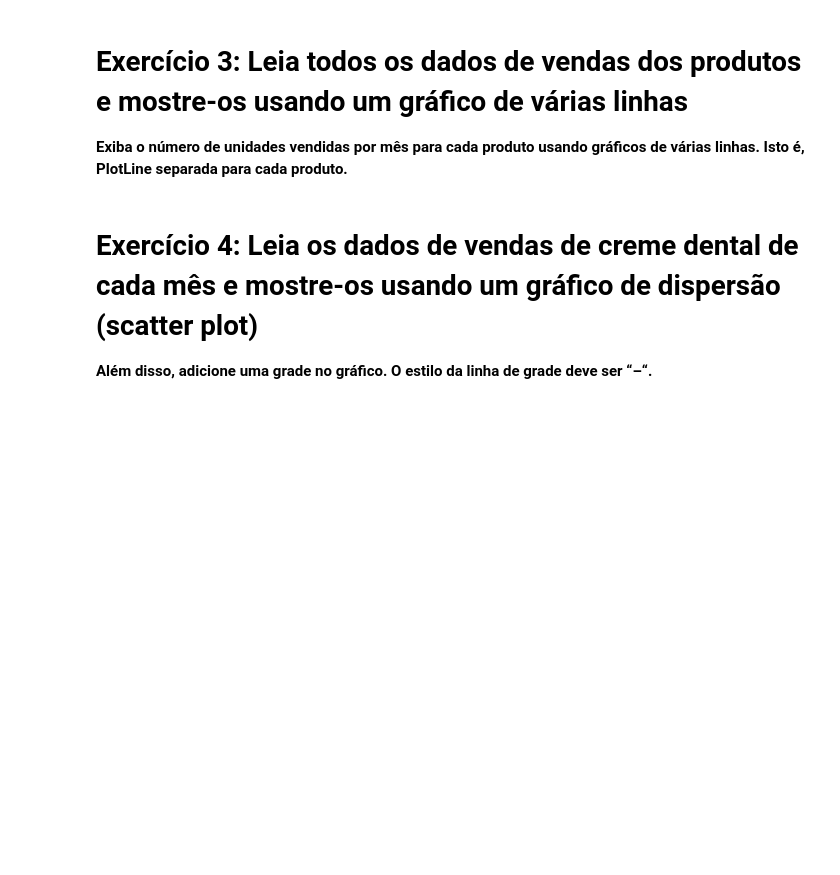
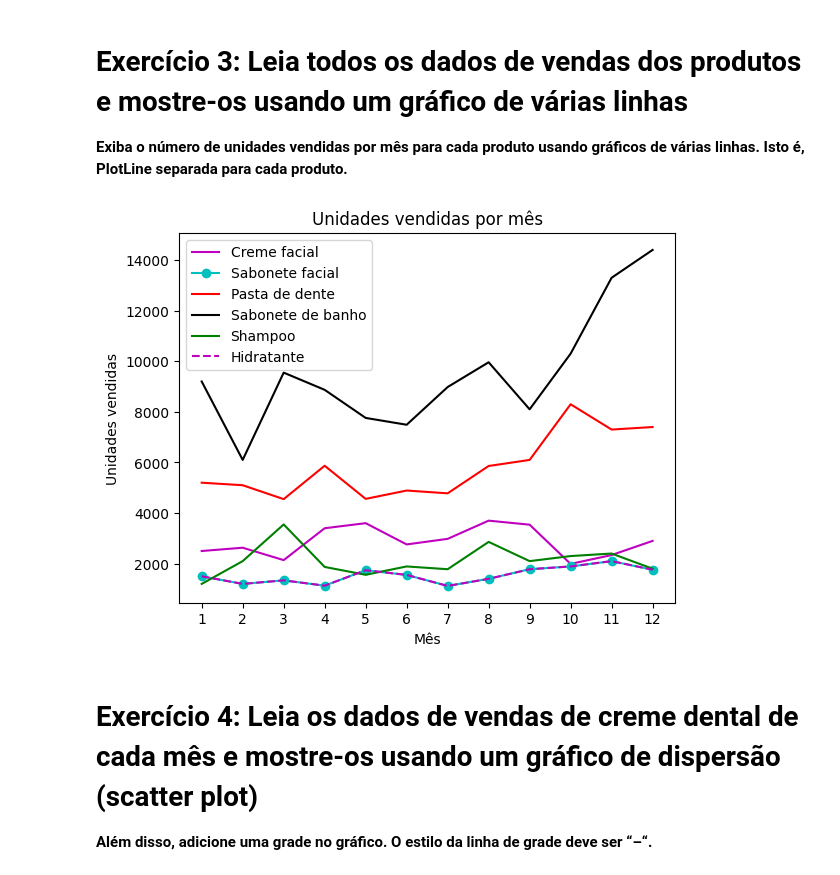
Before and after one commit to GianlucaStarke/introducao_ciencia_dados, a Jupyter notebook: Aula_03/plotanto_graficos/Matplotlib_Exercicio_Proposto.ipynb, the cells around one changed output. Cells and saved outputs as stored; diff of their text form; code cells hidden in the pictures; blank space fills up the shorter version.

```diff
--- a/Aula_03/plotanto_graficos/Matplotlib_Exercicio_Proposto.ipynb
+++ b/Aula_03/plotanto_graficos/Matplotlib_Exercicio_Proposto.ipynb
@@ -39,3 +56,31 @@ df = pd.read_csv("/content/company_sales_data.csv")
+# %%
+import pandas as pd
+import matplotlib.pyplot as plt
+
+df = pd.read_csv("content/company_sales_data.csv")
+
+mes = df['month_number'].tolist()
+creme_facial = df['facecream'].tolist()
+sabonete_facial = df['facewash'].tolist()
+pasta_de_dente = df['toothpaste'].tolist()
+sabonete_de_banho = df['bathingsoap'].tolist()
+shampoo = df['shampoo'].tolist()
+hidratante = df['moisturizer'].tolist()
+
+plt.plot(mes, creme_facial, color = 'm', label = 'Creme facial')
+plt.plot(mes, sabonete_facial, color = 'c', label = 'Sabonete facial', marker = 'o')
+plt.plot(mes, pasta_de_dente, color = 'r', label = 'Pasta de dente')
+plt.plot(mes, sabonete_de_banho, color = 'k', label = 'Sabonete de banho')
+plt.plot(mes, shampoo, color = 'g', label = 'Shampoo')
+plt.plot(mes, hidratante, color = 'm', label = 'Hidratante', ls = '--')
+plt.xticks(mes)
+plt.xlabel('Mês')
+plt.ylabel('Unidades vendidas')
+plt.title('Unidades vendidas por mês')
+plt.legend(loc = 'upper left')
+plt.show()
+# %% [output]
+[figure, added]
 # %% [markdown]
 # **Exercício 4: Leia os dados de vendas de creme dental de cada mês e mostre-os usando um gráfico de dispersão (scatter plot)**
 
```
Also changed, not shown: parts of 13 cells of this notebook.
